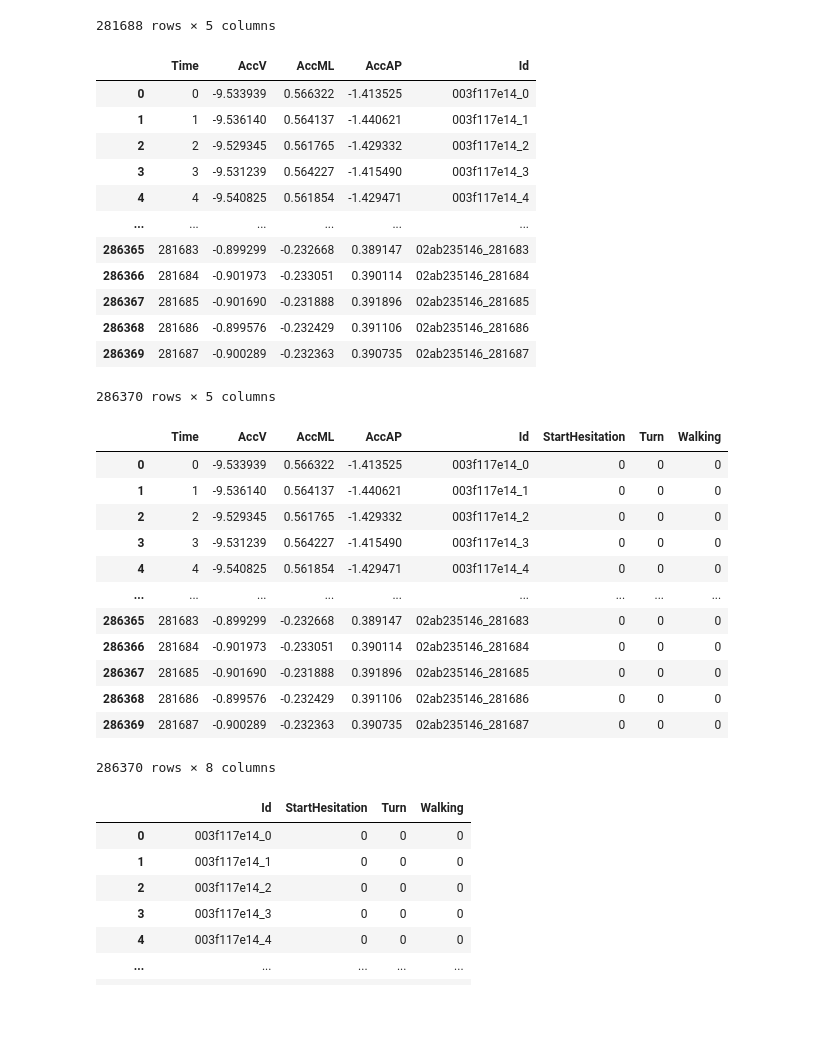
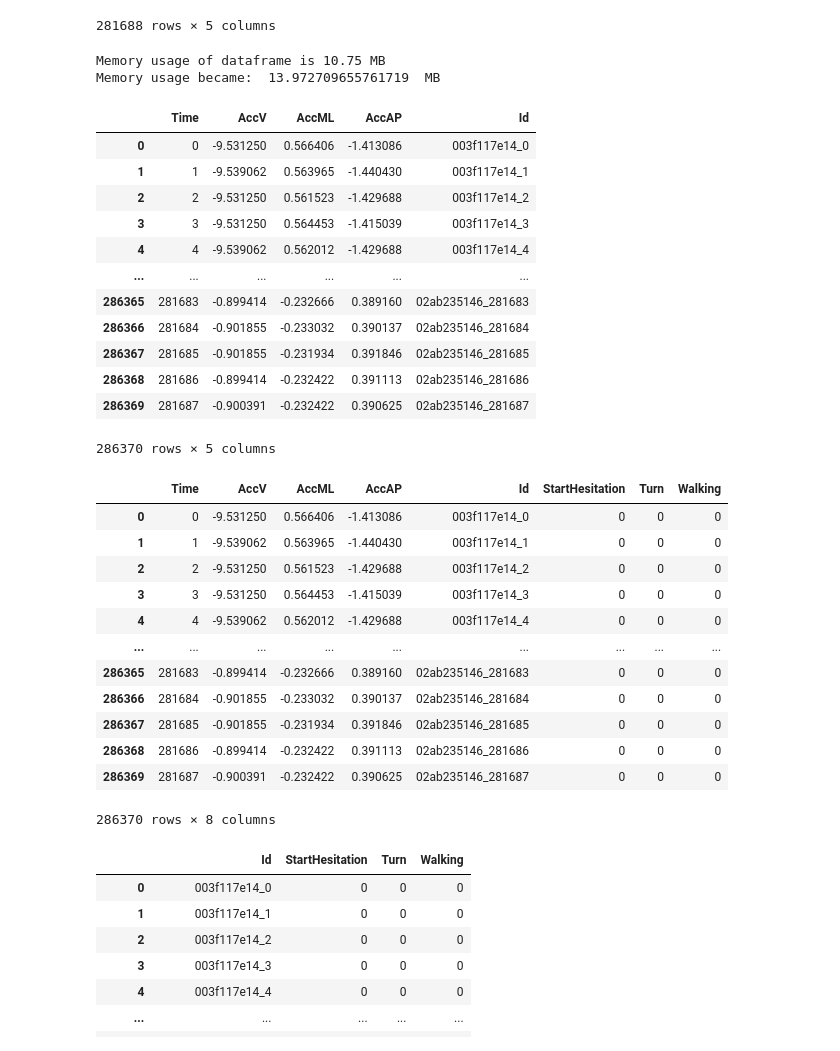
Before and after one commit to Dishaa09/Kaggle-Projects-, a Jupyter notebook: parkinson-s-disease-for-beginners.ipynb, the cells around one changed output. Cells and saved outputs as stored; diff of their text form; code cells hidden in the pictures; blank space fills up the shorter version.

```diff
--- a/parkinson-s-disease-for-beginners.ipynb
+++ b/parkinson-s-disease-for-beginners.ipynb
@@ -437,3 +439,5 @@ tdcsfog2
 | 4680 | 4680 | -9.343977 | 0.365726 | -2.292650 | 003f117e14_4680 |
 | 4681 | 4681 | -9.348477 | 0.379439 | -2.335422 | 003f117e14_4681 |
 4682 rows × 5 columns
+# %%
+tdcsfog2 = reduce_memory_usage(tdcsfog2)
@@ -445,8 +452,8 @@ for name in os.listdir(test_defog):
         file = pd.read_csv(path)
         file['Id'] = name[:-4] + '_' + file['Time'].apply(str)
         defoglist.append(file)
-defog_test = pd.concat(defoglist, axis = 0)
-defog_test
+defog2 = pd.concat(defoglist, axis = 0)
+defog2
 # %% [output]
 |  | Time | AccV | AccML | AccAP | Id |
 | 0 | 0 | -0.914652 | -0.300851 | 0.298156 | 02ab235146_0 |
@@ -461,22 +468,27 @@ defog_test
 | 281686 | 281686 | -0.899576 | -0.232429 | 0.391106 | 02ab235146_281686 |
 | 281687 | 281687 | -0.900289 | -0.232363 | 0.390735 | 02ab235146_281687 |
 281688 rows × 5 columns
+# %%
+defog2 = reduce_memory_usage(defog2)
+# %% [output]
+Memory usage of dataframe is 10.75 MB
+Memory usage became:  13.972709655761719  MB
 # %%
-new_df = pd.concat([tdcsfog_test, defog_test], axis = 0).reset_index(drop = True)
+new_df = pd.concat([tdcsfog2, defog2], axis = 0).reset_index(drop = True)
 new_df
 # %% [output]
 |  | Time | AccV | AccML | AccAP | Id |
-| 0 | 0 | -9.533939 | 0.566322 | -1.413525 | 003f117e14_0 |
-| 1 | 1 | -9.536140 | 0.564137 | -1.440621 | 003f117e14_1 |
-| 2 | 2 | -9.529345 | 0.561765 | -1.429332 | 003f117e14_2 |
-| 3 | 3 | -9.531239 | 0.564227 | -1.415490 | 003f117e14_3 |
-| 4 | 4 | -9.540825 | 0.561854 | -1.429471 | 003f117e14_4 |
+| 0 | 0 | -9.531250 | 0.566406 | -1.413086 | 003f117e14_0 |
+| 1 | 1 | -9.539062 | 0.563965 | -1.440430 | 003f117e14_1 |
+| 2 | 2 | -9.531250 | 0.561523 | -1.429688 | 003f117e14_2 |
+| 3 | 3 | -9.531250 | 0.564453 | -1.415039 | 003f117e14_3 |
+| 4 | 4 | -9.539062 | 0.562012 | -1.429688 | 003f117e14_4 |
 | ... | ... | ... | ... | ... | ... |
-| 286365 | 281683 | -0.899299 | -0.232668 | 0.389147 | 02ab235146_281683 |
-| 286366 | 281684 | -0.901973 | -0.233051 | 0.390114 | 02ab235146_281684 |
-| 286367 | 281685 | -0.901690 | -0.231888 | 0.391896 | 02ab235146_281685 |
-| 286368 | 281686 | -0.899576 | -0.232429 | 0.391106 | 02ab235146_281686 |
-| 286369 | 281687 | -0.900289 | -0.232363 | 0.390735 | 02ab235146_281687 |
+| 286365 | 281683 | -0.899414 | -0.232666 | 0.389160 | 02ab235146_281683 |
+| 286366 | 281684 | -0.901855 | -0.233032 | 0.390137 | 02ab235146_281684 |
+| 286367 | 281685 | -0.901855 | -0.231934 | 0.391846 | 02ab235146_281685 |
+| 286368 | 281686 | -0.899414 | -0.232422 | 0.391113 | 02ab235146_281686 |
+| 286369 | 281687 | -0.900391 | -0.232422 | 0.390625 | 02ab235146_281687 |
 286370 rows × 5 columns
 # %%
 new_test = new_df.iloc[:, 1:4]
@@ -492,16 +504,16 @@ new_df['Walking'] = y3_p
 new_df
 # %% [output]
 |  | Time | AccV | AccML | AccAP | Id | StartHesitation | Turn | Walking |
-| 0 | 0 | -9.533939 | 0.566322 | -1.413525 | 003f117e14_0 | 0 | 0 | 0 |
-| 1 | 1 | -9.536140 | 0.564137 | -1.440621 | 003f117e14_1 | 0 | 0 | 0 |
-| 2 | 2 | -9.529345 | 0.561765 | -1.429332 | 003f117e14_2 | 0 | 0 | 0 |
-| 3 | 3 | -9.531239 | 0.564227 | -1.415490 | 003f117e14_3 | 0 | 0 | 0 |
-| 4 | 4 | -9.540825 | 0.561854 | -1.429471 | 003f117e14_4 | 0 | 0 | 0 |
+| 0 | 0 | -9.531250 | 0.566406 | -1.413086 | 003f117e14_0 | 0 | 0 | 0 |
+| 1 | 1 | -9.539062 | 0.563965 | -1.440430 | 003f117e14_1 | 0 | 0 | 0 |
+| 2 | 2 | -9.531250 | 0.561523 | -1.429688 | 003f117e14_2 | 0 | 0 | 0 |
+| 3 | 3 | -9.531250 | 0.564453 | -1.415039 | 003f117e14_3 | 0 | 0 | 0 |
+| 4 | 4 | -9.539062 | 0.562012 | -1.429688 | 003f117e14_4 | 0 | 0 | 0 |
 | ... | ... | ... | ... | ... | ... | ... | ... | ... |
-| 286365 | 281683 | -0.899299 | -0.232668 | 0.389147 | 02ab235146_281683 | 0 | 0 | 0 |
-| 286366 | 281684 | -0.901973 | -0.233051 | 0.390114 | 02ab235146_281684 | 0 | 0 | 0 |
-| 286367 | 281685 | -0.901690 | -0.231888 | 0.391896 | 02ab235146_281685 | 0 | 0 | 0 |
-| 286368 | 281686 | -0.899576 | -0.232429 | 0.391106 | 02ab235146_281686 | 0 | 0 | 0 |
-| 286369 | 281687 | -0.900289 | -0.232363 | 0.390735 | 02ab235146_281687 | 0 | 0 | 0 |
+| 286365 | 281683 | -0.899414 | -0.232666 | 0.389160 | 02ab235146_281683 | 0 | 0 | 0 |
+| 286366 | 281684 | -0.901855 | -0.233032 | 0.390137 | 02ab235146_281684 | 0 | 0 | 0 |
+| 286367 | 281685 | -0.901855 | -0.231934 | 0.391846 | 02ab235146_281685 | 0 | 0 | 0 |
+| 286368 | 281686 | -0.899414 | -0.232422 | 0.391113 | 02ab235146_281686 | 0 | 0 | 0 |
+| 286369 | 281687 | -0.900391 | -0.232422 | 0.390625 | 02ab235146_281687 | 0 | 0 | 0 |
 286370 rows × 8 columns
 # %%
```
Also changed, not shown: parts of 12 cells of this notebook.
